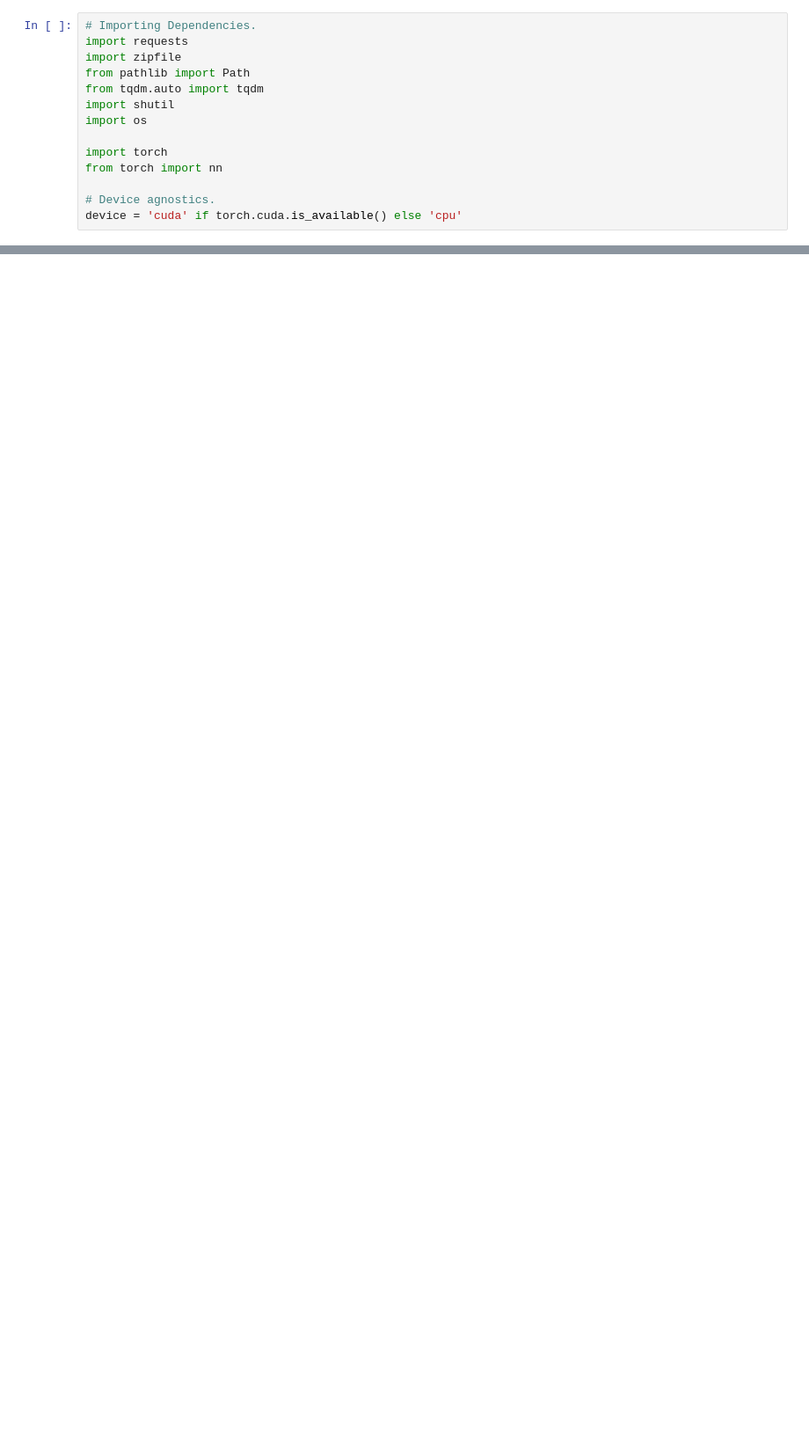
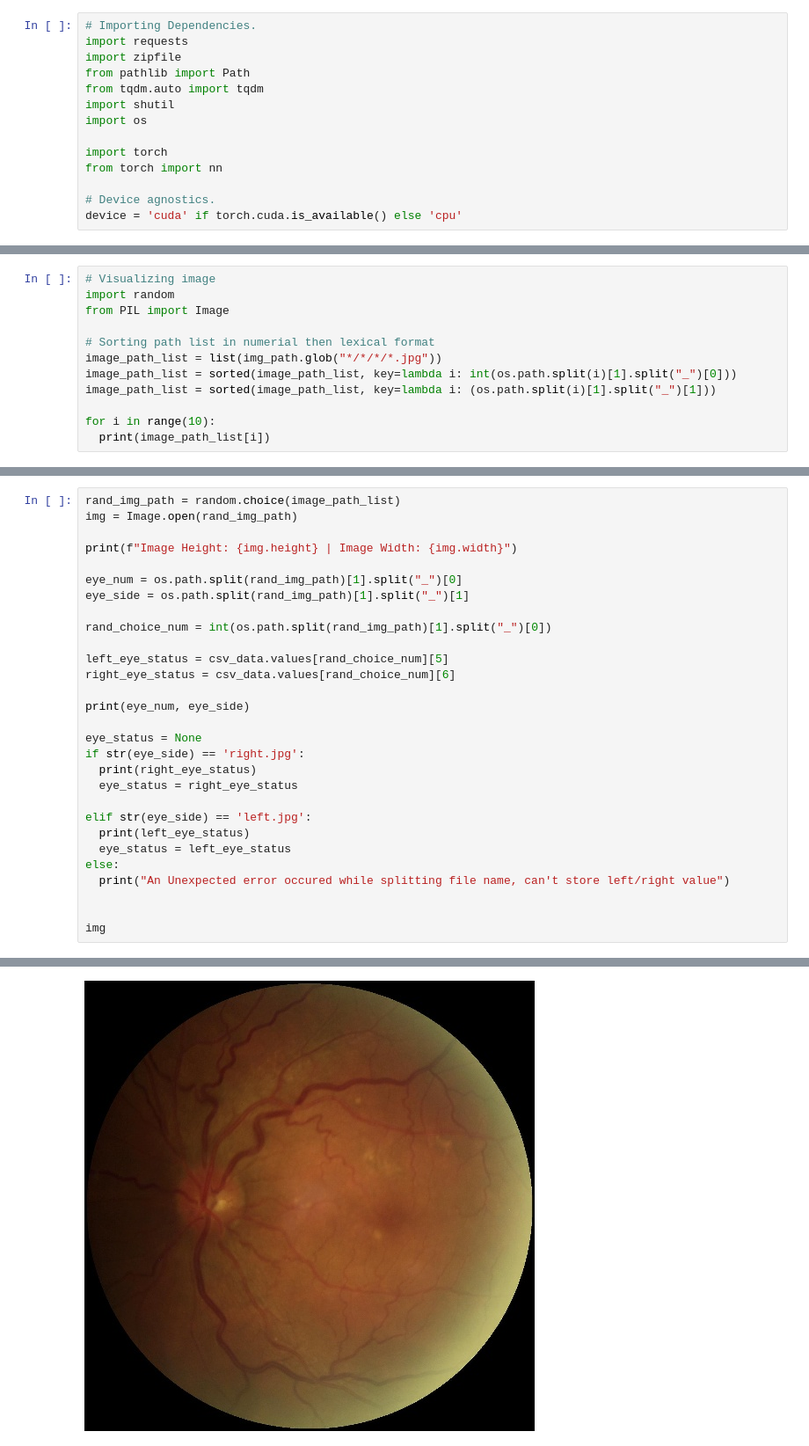
Before and after one commit to Vise-1/Eye_Disease_Classification_via_ML, a Jupyter notebook: Model_Eye_Disease_Classification.ipynb, the cells around one changed output, grey strips where cells are left out. Shown: that part at 88% size. Cells and saved outputs as stored; diff of their text form; blank space fills up the shorter version.

```diff
--- a/Model_Eye_Disease_Classification.ipynb
+++ b/Model_Eye_Disease_Classification.ipynb
@@ -43,0 +93,12 @@ Unzipping Eye Disease Dataset...
+# %%
+# Visualizing image
+import random
+from PIL import Image
+
+# Sorting path list in numerial then lexical format
+image_path_list = list(img_path.glob("*/*/*/*.jpg"))
+image_path_list = sorted(image_path_list, key=lambda i: int(os.path.split(i)[1].split("_")[0]))
+image_path_list = sorted(image_path_list, key=lambda i: (os.path.split(i)[1].split("_")[1]))
+
+for i in range(10):
+  print(image_path_list[i])
@@ -43,0 +116,30 @@ Unzipping Eye Disease Dataset...
+# %%
+rand_img_path = random.choice(image_path_list)
+img = Image.open(rand_img_path)
+
+print(f"Image Height: {img.height} | Image Width: {img.width}")
+
+eye_num = os.path.split(rand_img_path)[1].split("_")[0]
+eye_side = os.path.split(rand_img_path)[1].split("_")[1]
+
+rand_choice_num = int(os.path.split(rand_img_path)[1].split("_")[0])
+
+left_eye_status = csv_data.values[rand_choice_num][5]
+right_eye_status = csv_data.values[rand_choice_num][6]
+
+print(eye_num, eye_side)
+
+eye_status = None
+if str(eye_side) == 'right.jpg':
+  print(right_eye_status)
+  eye_status = right_eye_status
+
+elif str(eye_side) == 'left.jpg':
+  print(left_eye_status)
+  eye_status = left_eye_status
+else:
+  print("An Unexpected error occured while splitting file name, can't store left/right value")
+
+
+img
+# %% [output]
@@ -43,0 +149 @@ Unzipping Eye Disease Dataset...
+[figure, added]
```
Also changed, not shown: parts of 17 cells of this notebook.
